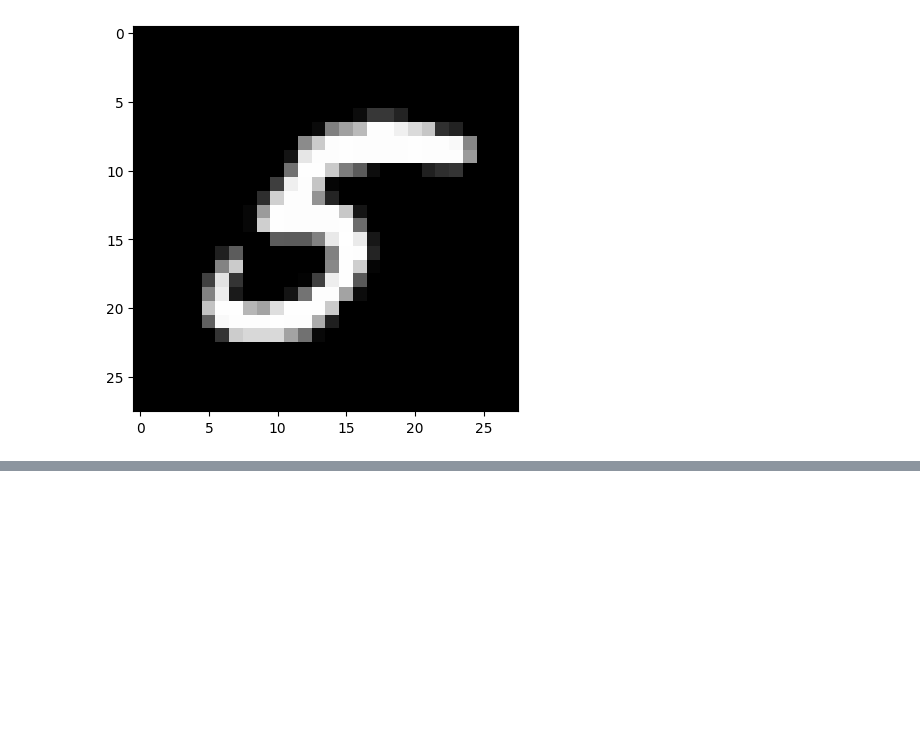
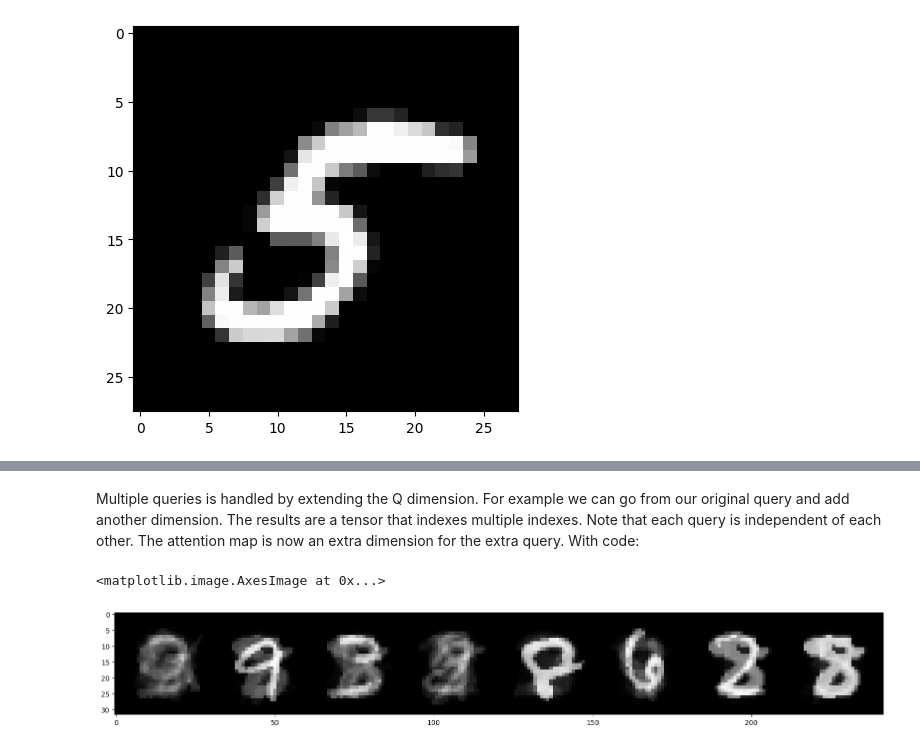
Before and after one commit to KjetilIN/attention-basics, a Jupyter notebook: attention.ipynb, the cells around one changed output, grey strips where cells are left out. Cells and saved outputs as stored; diff of their text form; code cells hidden in the pictures; blank space fills up the shorter version.

```diff
--- a/attention.ipynb
+++ b/attention.ipynb
@@ -174,0 +238,29 @@ plt.imshow(output.reshape(28,28).numpy(), cmap="gray")
+# %% [markdown]
+Multiple queries is handled by extending the Q dimension. For example we can go from our original query and add another dimension. The results are a tensor that indexes multiple indexes. Note that each query is independent of each other. The attention map is now an extra dimension for the extra query. With code:
+# %%
+# Defining the size of each vector
+vec_size = 512
+
+# Amount of queries
+number_of_q = 8
+
+# Creating a random Query vector
+q_random_vec = torch.rand(number_of_q, vec_size)
+
+# Create random key vector for each image in the dataset
+random_keys = torch.rand(number_of_examples, vec_size)
+
+# Calculate attention map and doing a Softmax
+attention_map = torch.mm(q_random_vec, random_keys.transpose(0,1)).float()
+attention_map = F.softmax(attention_map, -1)
+
+# Indexing
+output = torch.mm(attention_map, dataset_tensor)
+# %%
+# Results for all queries
+plt.figure(figsize=(20,10))
+out = torchvision.utils.make_grid(output.reshape(number_of_q, 1, 28, 28), 8, normalize=True)
+plt.imshow(out.numpy().transpose((1,2,0)))
+# %% [output]
+<matplotlib.image.AxesImage at 0x...>
+[figure, added]
```
Also changed, not shown: parts of 7 cells of this notebook.
